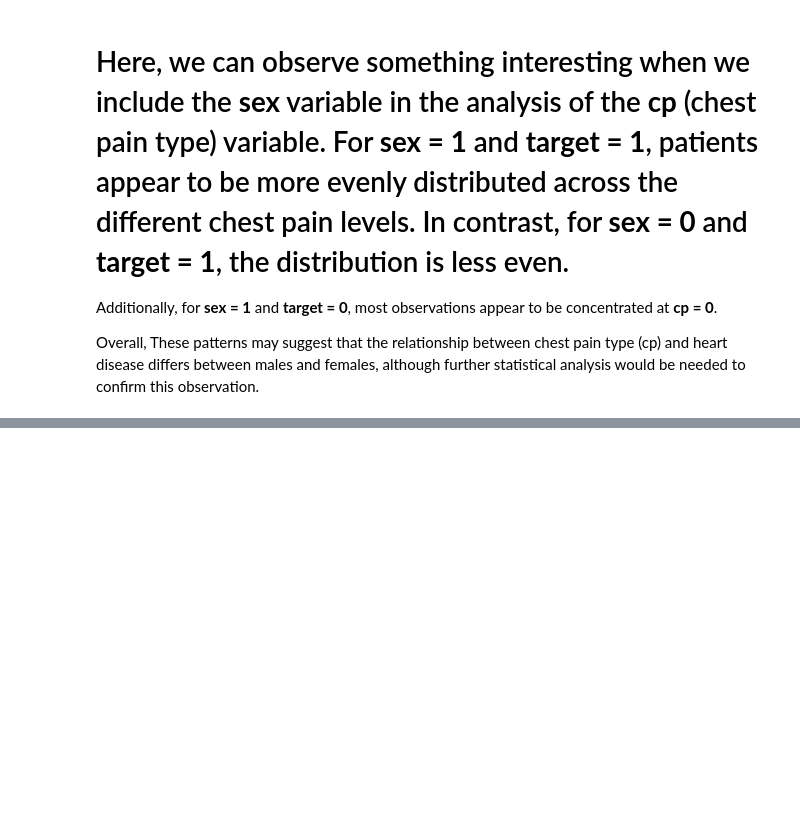
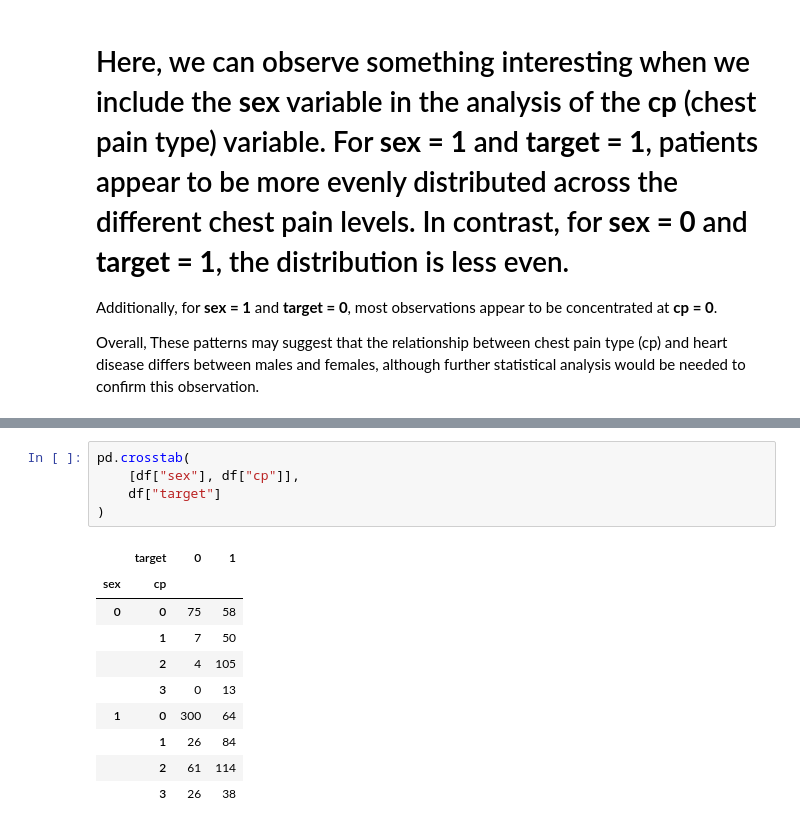
Before and after one commit to Wassiemkahlawi/heart-disease-ml-analysis, a Jupyter notebook: notebooks/01_eda.ipynb, the cells around one changed output, grey strips where cells are left out. Saved outputs shown, nothing was run; the diff lists cells and outputs as text; blank space fills up the shorter version.

```diff
--- a/notebooks/01_eda.ipynb
+++ b/notebooks/01_eda.ipynb
@@ -380,0 +399,16 @@ Overall, These patterns may suggest that the relationship between chest pain typ
+# %%
+pd.crosstab(
+    [df["sex"], df["cp"]],
+    df["target"]
+)
+# %% [output]
+|  | target | 0 | 1 |
+| sex | cp |  |  |
+| 0 | 0 | 75 | 58 |
+|  | 1 | 7 | 50 |
+|  | 2 | 4 | 105 |
+|  | 3 | 0 | 13 |
+| 1 | 0 | 300 | 64 |
+|  | 1 | 26 | 84 |
+|  | 2 | 61 | 114 |
+|  | 3 | 26 | 38 |
```
Also changed, not shown: parts of 2 cells of this notebook.
